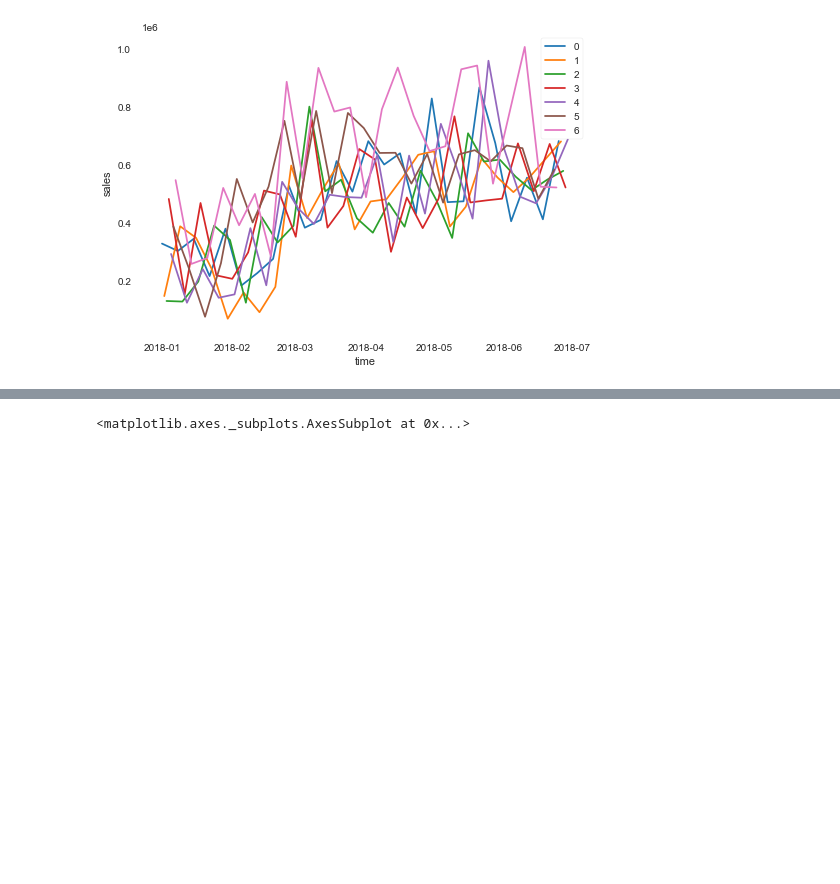
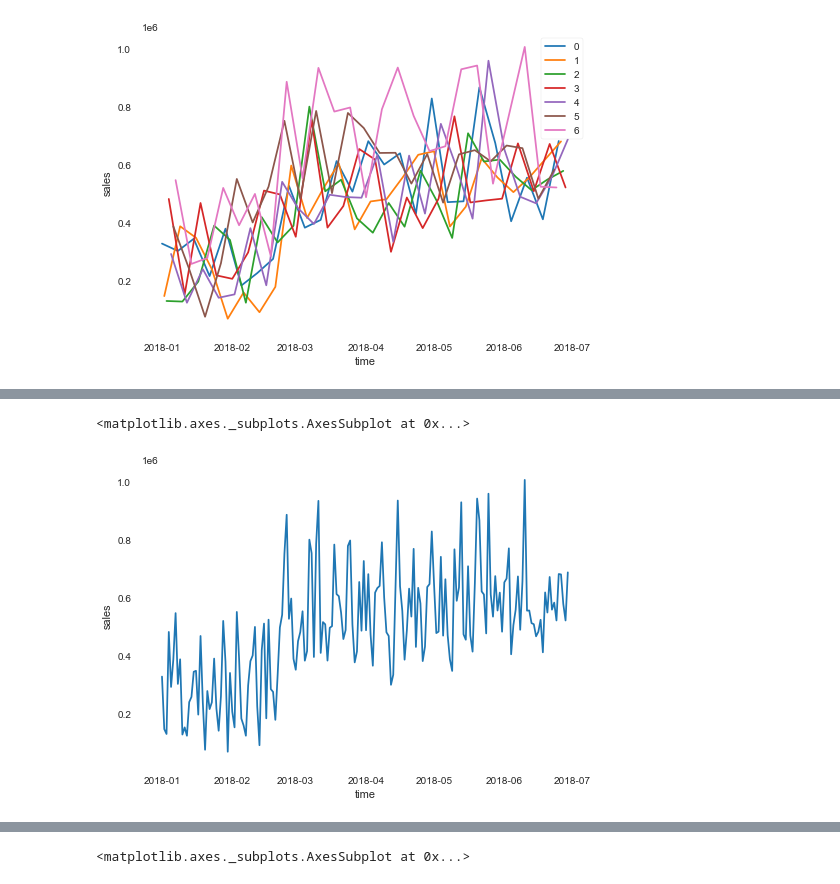
Before and after one commit to janwithb/data-mining-cup-2020, a Jupyter notebook: scripts/DataExploration.ipynb, the cells around one changed output, grey strips where cells are left out. Drawn from its saved outputs; the diff is of its cells as text; code cells hidden in the pictures; blank space fills up the shorter version.

```diff
--- a/scripts/DataExploration.ipynb
+++ b/scripts/DataExploration.ipynb
@@ -227,0 +246,6 @@ for weekDay in sales['weekDay'].unique():
+# %%
+sns.lineplot(x='time', y='sales', data=sales)
+sales
+# %% [output]
+<matplotlib.axes._subplots.AxesSubplot at 0x...>
+[figure, added]
```
Also changed, not shown: parts of 64 cells of this notebook.
